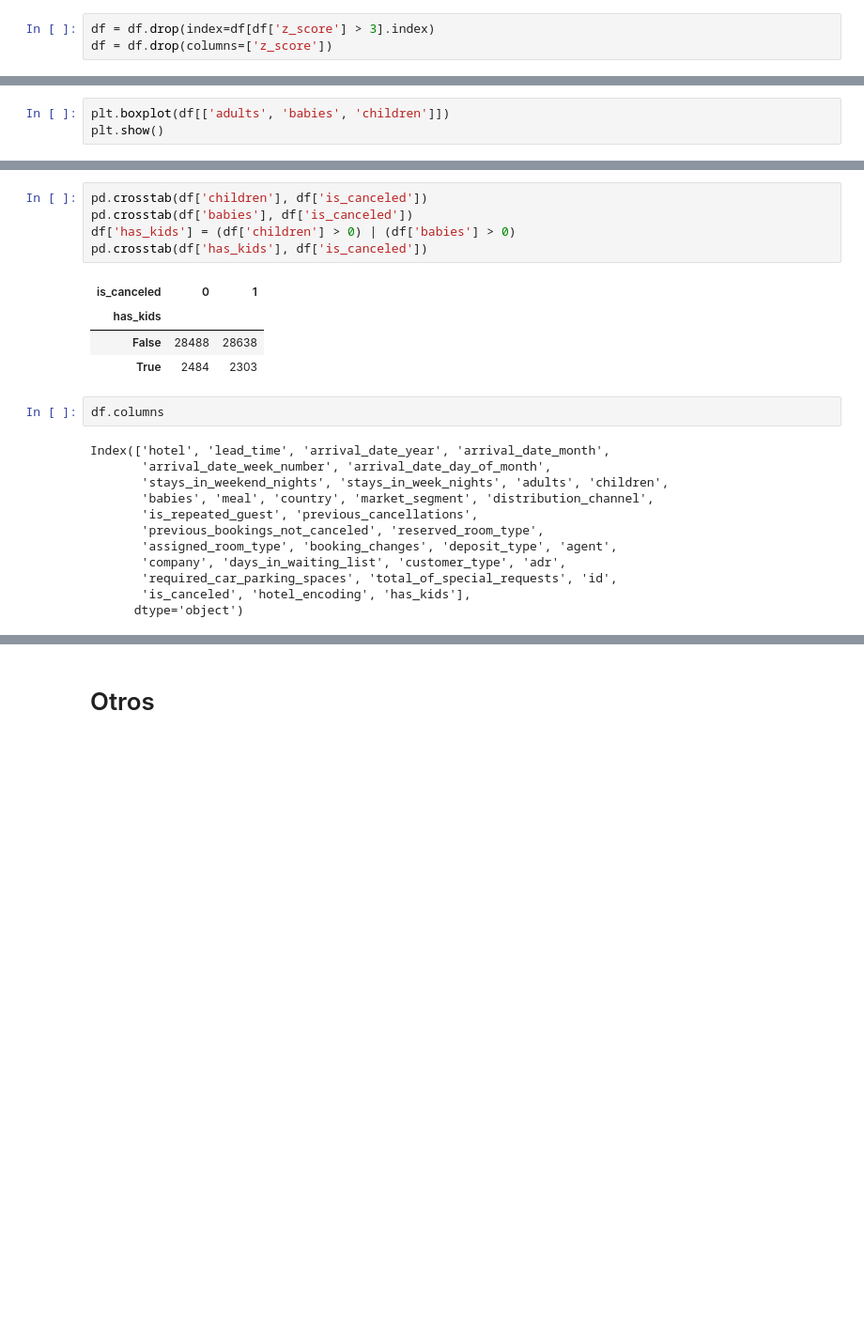
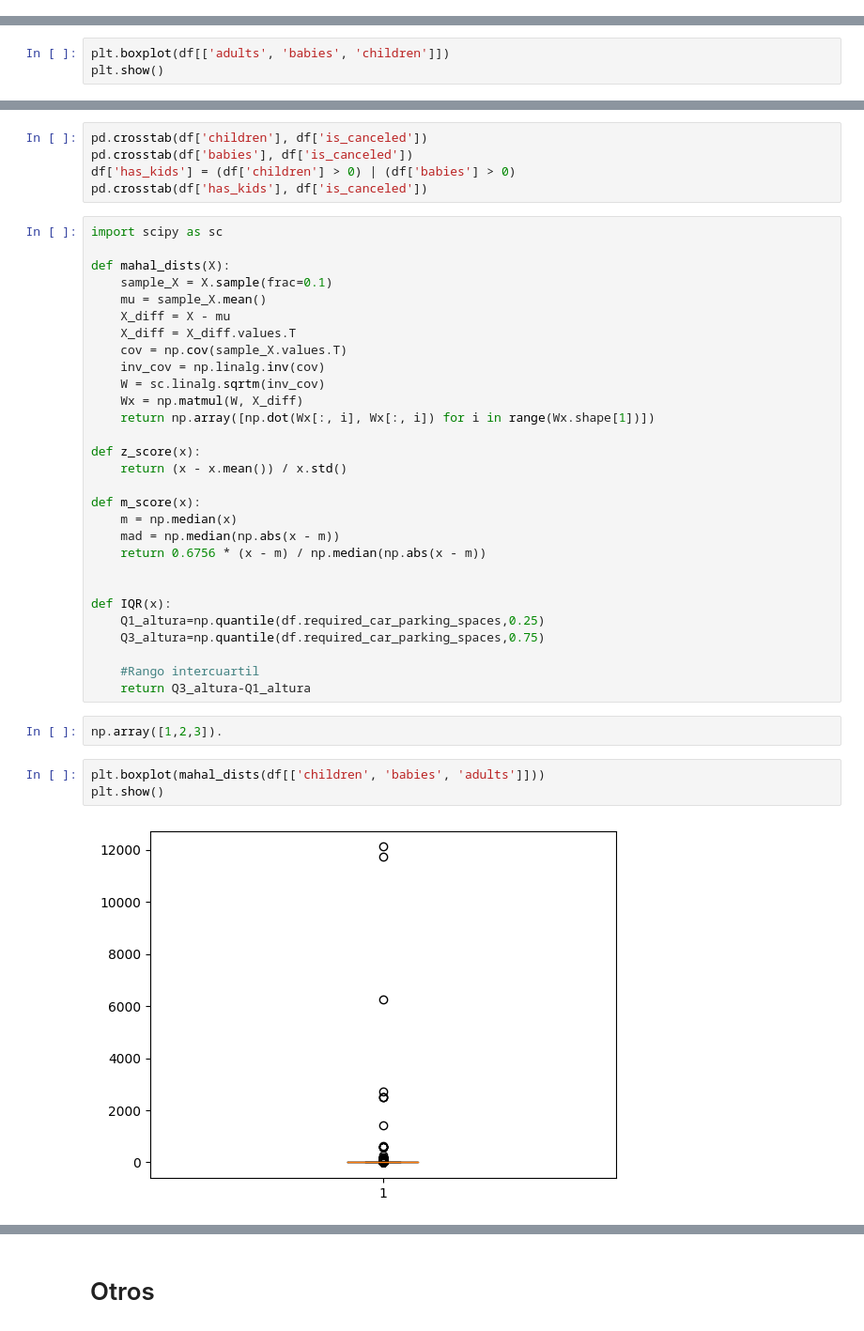
Before and after one commit to LuchoLorenzo1/7506R-1C2023-GRUPO19, a Jupyter notebook: lucho.ipynb, the cells around one changed output, grey strips where cells are left out. Shown: that part at 94% size. Cells and saved outputs as stored; diff of their text form; blank space fills up the shorter version.

```diff
--- a/lucho.ipynb
+++ b/lucho.ipynb
@@ -319,6 +320,3 @@ df[np.abs(z_score(df['adults'])) > umbral]['adults'].value_counts()
 27      1
 55      1
 Name: adults, dtype: int64
-# %%
-df = df.drop(index=df[df['z_score'] > 3].index)
-df = df.drop(columns=['z_score'])
@@ -362,22 +335,39 @@ pd.crosstab(df['children'], df['is_canceled'])
 pd.crosstab(df['babies'], df['is_canceled'])
 df['has_kids'] = (df['children'] > 0) | (df['babies'] > 0)
 pd.crosstab(df['has_kids'], df['is_canceled'])
-# %% [output]
-| is_canceled | 0 | 1 |
-| has_kids |  |  |
-| False | 28488 | 28638 |
-| True | 2484 | 2303 |
-# %%
-df.columns
-# %% [output]
-Index(['hotel', 'lead_time', 'arrival_date_year', 'arrival_date_month',
-       'arrival_date_week_number', 'arrival_date_day_of_month',
-       'stays_in_weekend_nights', 'stays_in_week_nights', 'adults', 'children',
-       'babies', 'meal', 'country', 'market_segment', 'distribution_channel',
-       'is_repeated_guest', 'previous_cancellations',
-       'previous_bookings_not_canceled', 'reserved_room_type',
-       'assigned_room_type', 'booking_changes', 'deposit_type', 'agent',
-       'company', 'days_in_waiting_list', 'customer_type', 'adr',
-       'required_car_parking_spaces', 'total_of_special_requests', 'id',
-       'is_canceled', 'hotel_encoding', 'has_kids'],
-      dtype='object')
+# %%
+import scipy as sc
+
+def mahal_dists(X):
+    sample_X = X.sample(frac=0.1)
+    mu = sample_X.mean()
+    X_diff = X - mu
+    X_diff = X_diff.values.T
+    cov = np.cov(sample_X.values.T)
+    inv_cov = np.linalg.inv(cov)
+    W = sc.linalg.sqrtm(inv_cov)
+    Wx = np.matmul(W, X_diff)
+    return np.array([np.dot(Wx[:, i], Wx[:, i]) for i in range(Wx.shape[1])])
+
+def z_score(x):
+    return (x - x.mean()) / x.std()
+
+def m_score(x):
+    m = np.median(x)
+    mad = np.median(np.abs(x - m))
+    return 0.6756 * (x - m) / np.median(np.abs(x - m))
+
+
+def IQR(x):
+    Q1_altura=np.quantile(df.required_car_parking_spaces,0.25)
+    Q3_altura=np.quantile(df.required_car_parking_spaces,0.75)
+
+    #Rango intercuartil
+    return Q3_altura-Q1_altura
+# %%
+np.array([1,2,3]).
+# %%
+plt.boxplot(mahal_dists(df[['children', 'babies', 'adults']]))
+plt.show()
+# %% [output]
+[figure, added]
```
Also changed, not shown: parts of 14 cells of this notebook.
